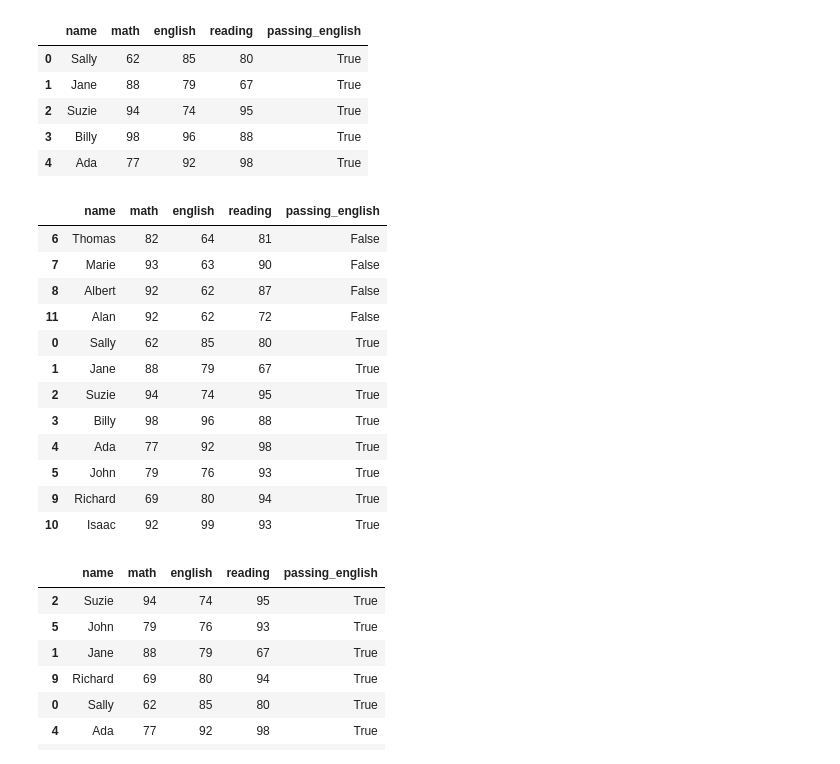
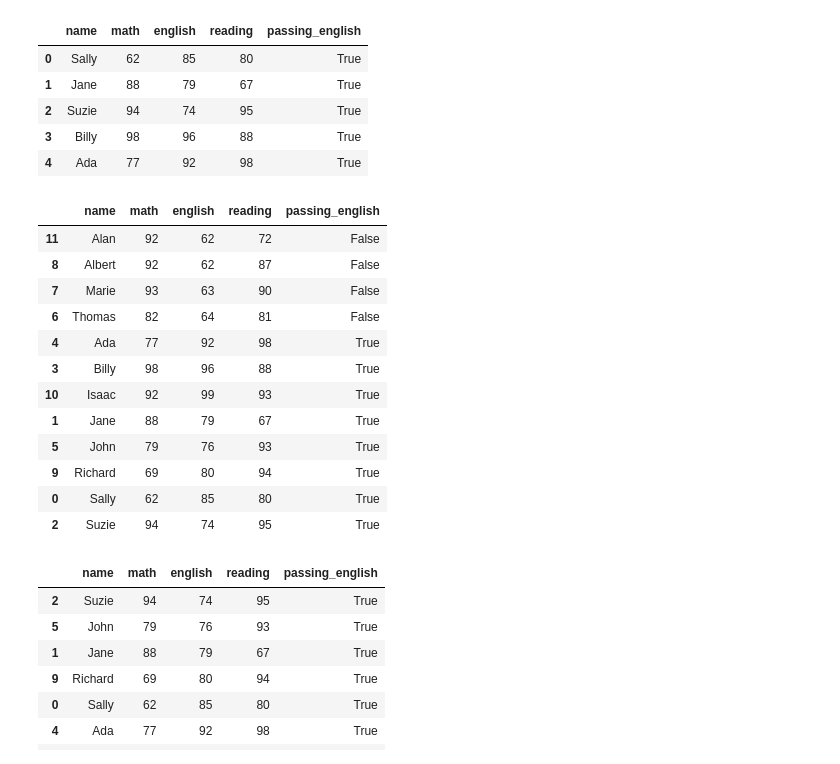
Before and after one commit to jamesallen0351/numpy-pandas-visualization-exercises, a Jupyter notebook: dataframes.ipynb, the cells around one changed output. Drawn from its saved outputs; the diff is of its cells as text; code cells hidden in the pictures.

Commit message:
added review notes to dataframes exercises

```diff
--- a/dataframes.ipynb
+++ b/dataframes.ipynb
@@ -53,5 +51,5 @@ df
 | 11 | Alan | 92 | 62 | 72 |
 # %%
 #a. Create a column named passing_english that indicates whether each student has a passing grade in english.
-df['passing_english'] = df.english > 70 # this is taking the dataframe, adding a new column "passing_english" and giving it a value
+df['passing_english'] = df.english >= 70 # this is taking the dataframe, adding a new column "passing_english" and giving it a value
 # %%
@@ -66,3 +64,6 @@ df[df.passing_english] # this shows all the students who are passing english > 7
 | 5 | John | 79 | 76 | 93 | True |
 | 9 | Richard | 69 | 80 | 94 | True |
 | 10 | Isaac | 92 | 99 | 93 | True |
+# %%
+df = df.sort_values(by='passing_english')
+df
@@ -95,23 +110,23 @@ df.head()
 | 4 | Ada | 77 | 92 | 98 | True |
 # %%
 #c. Sort the english grades first by passing_english and then by student name.
-df.sort_values(by='passing_english')
+df.sort_values(by=['passing_english', 'name'])
 #All the students that are failing english should be first, and within the students that are failing english they should be ordered alphabetically.
 #The same should be true for the students passing english. (Hint: you can pass a list to the .sort_values method)
 # %% [output]
 |  | name | math | english | reading | passing_english |
+| 11 | Alan | 92 | 62 | 72 | False |
+| 8 | Albert | 92 | 62 | 87 | False |
+| 7 | Marie | 93 | 63 | 90 | False |
 | 6 | Thomas | 82 | 64 | 81 | False |
-| 7 | Marie | 93 | 63 | 90 | False |
-| 8 | Albert | 92 | 62 | 87 | False |
-| 11 | Alan | 92 | 62 | 72 | False |
-| 0 | Sally | 62 | 85 | 80 | True |
+| 4 | Ada | 77 | 92 | 98 | True |
+| 3 | Billy | 98 | 96 | 88 | True |
+| 10 | Isaac | 92 | 99 | 93 | True |
 | 1 | Jane | 88 | 79 | 67 | True |
-| 2 | Suzie | 94 | 74 | 95 | True |
-| 3 | Billy | 98 | 96 | 88 | True |
-| 4 | Ada | 77 | 92 | 98 | True |
 | 5 | John | 79 | 76 | 93 | True |
 | 9 | Richard | 69 | 80 | 94 | True |
-| 10 | Isaac | 92 | 99 | 93 | True |
+| 0 | Sally | 62 | 85 | 80 | True |
+| 2 | Suzie | 94 | 74 | 95 | True |
 # %%
 #d. Sort the english grades first by passing_english, and then by the actual english grade, similar to how we did in the last step.
 df[df.passing_english].sort_values(by='english')
```
Also changed, not shown: parts of 14 cells of this notebook.
